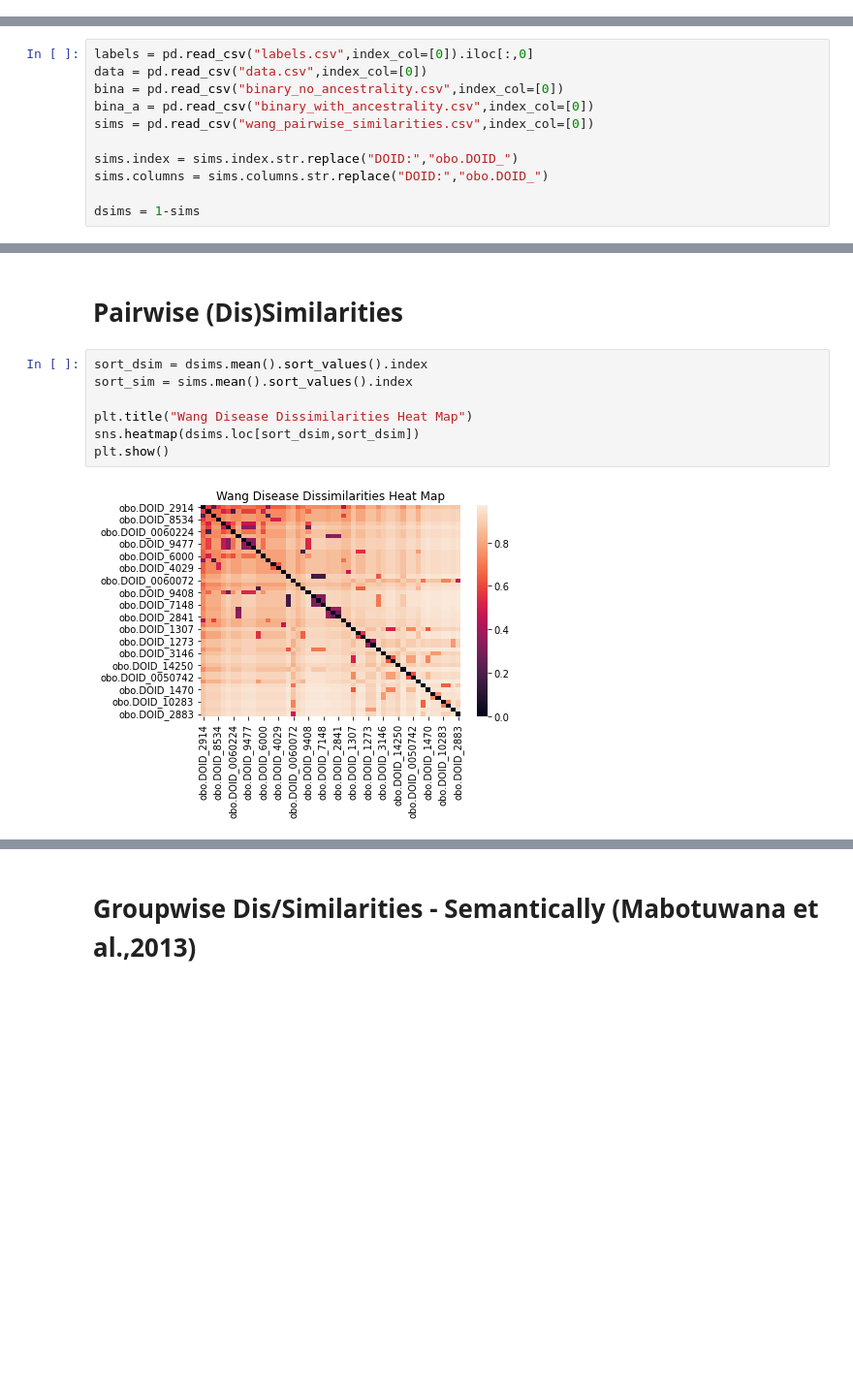
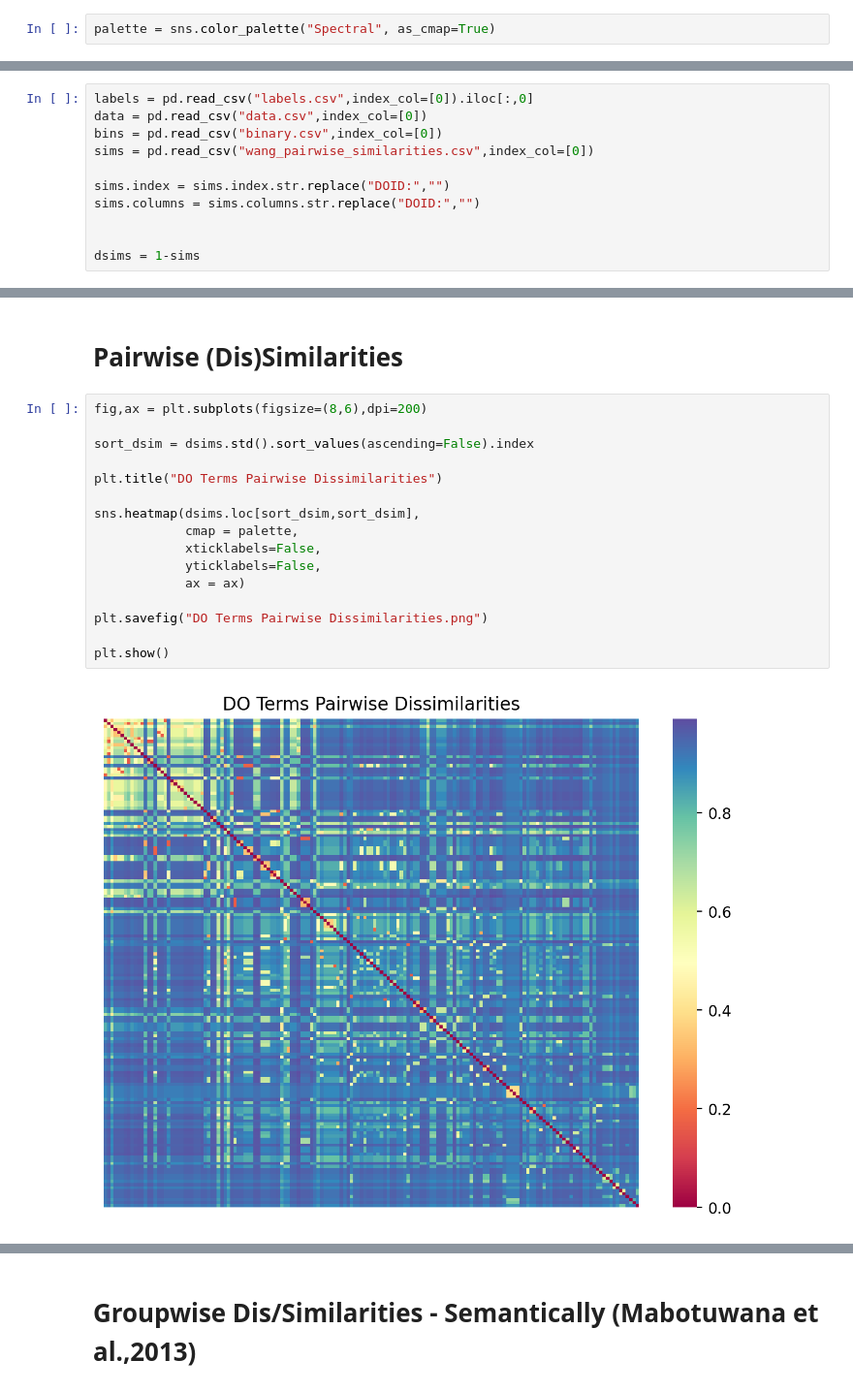
Before and after one commit to lucasmadda/On-Semantically-Aware-Data-Science-An-Application-of-the-Disease-Ontology-DO-to-Clustering-COVID, a Jupyter notebook: Groupwise similarities.ipynb, the cells around one changed output, grey strips where cells are left out. Shown at 97% size. Drawn from its saved outputs; the diff is of its cells as text; blank space fills up the shorter version.

```diff
--- a/Groupwise similarities.ipynb
+++ b/Groupwise similarities.ipynb
@@ -7,0 +10,2 @@ import numpy as np
+# %%
+palette = sns.color_palette("Spectral", as_cmap=True)
@@ -8,11 +14,11 @@ import numpy as np
 # %%
 labels = pd.read_csv("labels.csv",index_col=[0]).iloc[:,0]
 data = pd.read_csv("data.csv",index_col=[0])
-bina = pd.read_csv("binary_no_ancestrality.csv",index_col=[0])
-bina_a = pd.read_csv("binary_with_ancestrality.csv",index_col=[0])
+bins = pd.read_csv("binary.csv",index_col=[0])
 sims = pd.read_csv("wang_pairwise_similarities.csv",index_col=[0])
 
-sims.index = sims.index.str.replace("DOID:","obo.DOID_")
-sims.columns = sims.columns.str.replace("DOID:","obo.DOID_")
+sims.index = sims.index.str.replace("DOID:","")
+sims.columns = sims.columns.str.replace("DOID:","")
+
 
 dsims = 1-sims
@@ -19,12 +58,21 @@ dsims = 1-sims
 # %% [markdown]
 # Pairwise (Dis)Similarities
 # %%
-sort_dsim = dsims.mean().sort_values().index
-sort_sim = sims.mean().sort_values().index
+fig,ax = plt.subplots(figsize=(8,6),dpi=200)
 
-plt.title("Wang Disease Dissimilarities Heat Map")
-sns.heatmap(dsims.loc[sort_dsim,sort_dsim])
+sort_dsim = dsims.std().sort_values(ascending=False).index
+
+plt.title("DO Terms Pairwise Dissimilarities")
+
+sns.heatmap(dsims.loc[sort_dsim,sort_dsim],
+            cmap = palette,
+            xticklabels=False,
+            yticklabels=False,
+            ax = ax)
+
+plt.savefig("DO Terms Pairwise Dissimilarities.png")
+
 plt.show()
 # %% [output]
-[figure, old version]
+[figure, new version]
 # %% [markdown]
```
Also changed, not shown: parts of 27 cells of this notebook, 42 other files.
